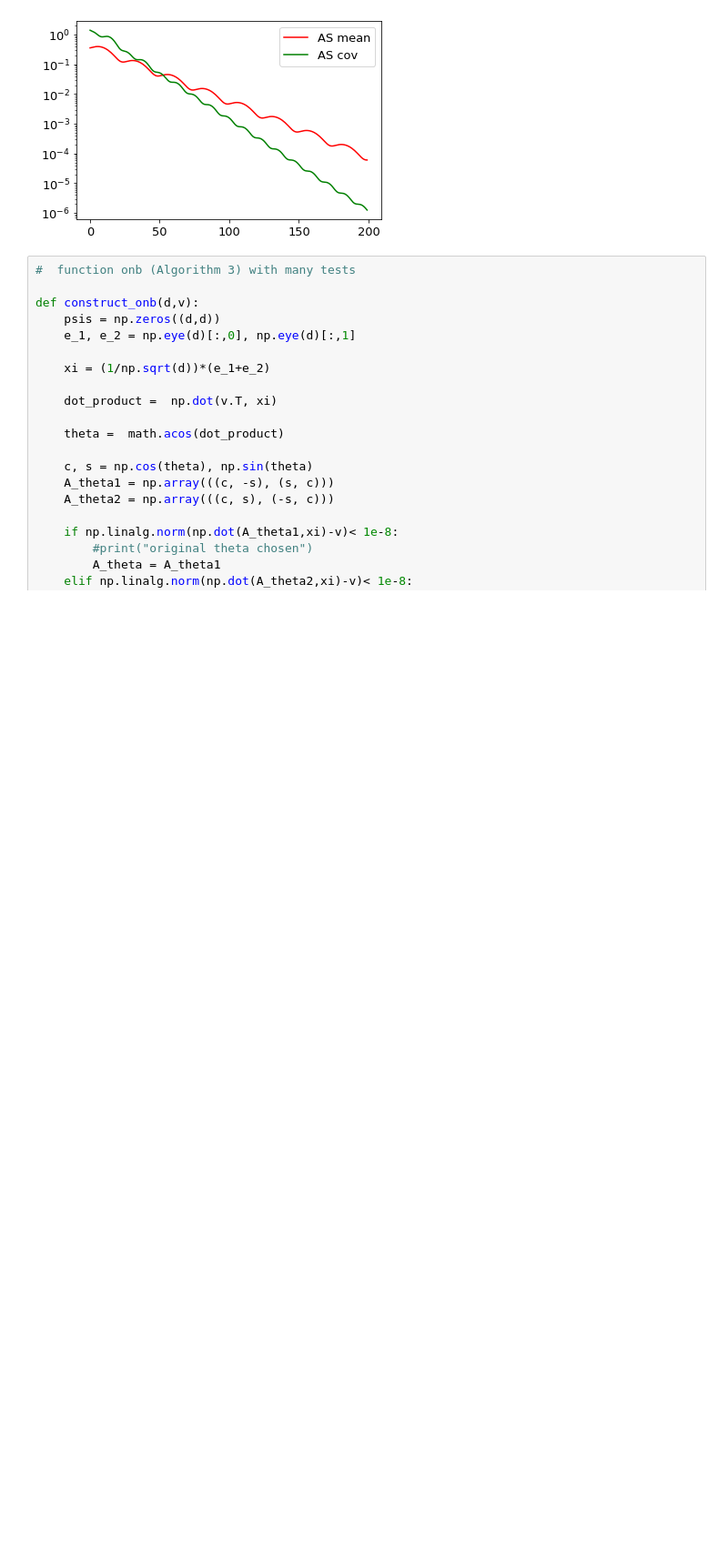
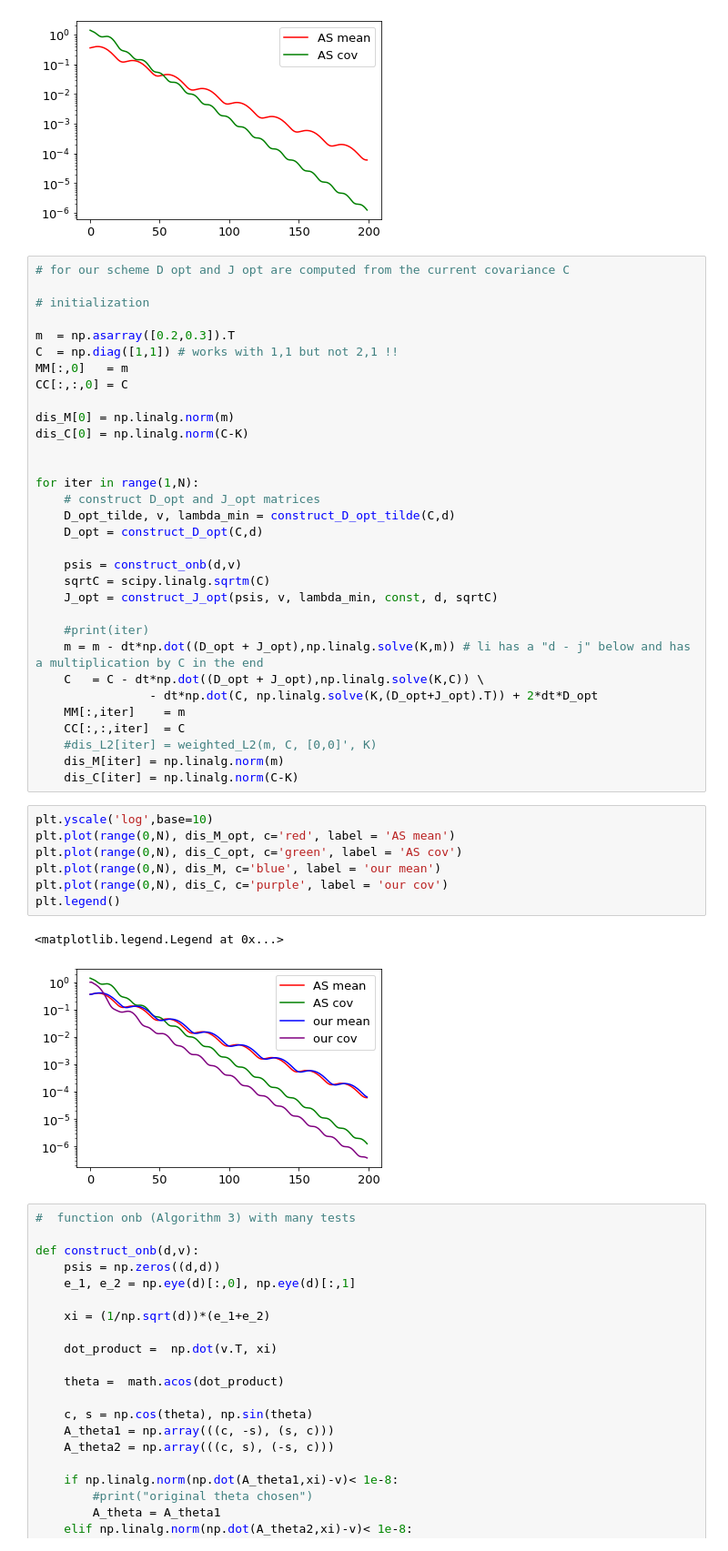
Before and after one commit to akorba/nreks, a Jupyter notebook: Gaussian target - Arnold and Signorello Example 4.1 and Li Wang's experiment (ODE on mean and covariance).ipynb, the cells around one changed output. Shown at 91% size. Drawn from its saved outputs; the diff is of its cells as text; blank space fills up the shorter version.

```diff
--- a/Gaussian target - Arnold and Signorello Example 4.1 and Li Wang's experiment (ODE on mean and covariance).ipynb
+++ b/Gaussian target - Arnold and Signorello Example 4.1 and Li Wang's experiment (ODE on mean and covariance).ipynb
@@ -194,6 +205,48 @@ plt.legend()
 # %% [output]
 <matplotlib.legend.Legend at 0x...>
 [figure]
+# %%
+# for our scheme D opt and J opt are computed from the current covariance C
+
+# initialization
+
+m  = np.asarray([0.2,0.3]).T
+C  = np.diag([1,1]) # works with 1,1 but not 2,1 !!
+MM[:,0]   = m
+CC[:,:,0] = C
+
+dis_M[0] = np.linalg.norm(m)
+dis_C[0] = np.linalg.norm(C-K)
+
+
+for iter in range(1,N):
+    # construct D_opt and J_opt matrices
+    D_opt_tilde, v, lambda_min = construct_D_opt_tilde(C,d)
+    D_opt = construct_D_opt(C,d)
+
+    psis = construct_onb(d,v)
+    sqrtC = scipy.linalg.sqrtm(C)
+    J_opt = construct_J_opt(psis, v, lambda_min, const, d, sqrtC)
+
+    #print(iter)
+    m = m - dt*np.dot((D_opt + J_opt),np.linalg.solve(K,m)) # li has a "d - j" below and has a multiplication by C in the end
+    C   = C - dt*np.dot((D_opt + J_opt),np.linalg.solve(K,C)) \
+                - dt*np.dot(C, np.linalg.solve(K,(D_opt+J_opt).T)) + 2*dt*D_opt
+    MM[:,iter]    = m
+    CC[:,:,iter]  = C
+    #dis_L2[iter] = weighted_L2(m, C, [0,0]', K)
+    dis_M[iter] = np.linalg.norm(m)
+    dis_C[iter] = np.linalg.norm(C-K)
+# %%
+plt.yscale('log',base=10)
+plt.plot(range(0,N), dis_M_opt, c='red', label = 'AS mean')
+plt.plot(range(0,N), dis_C_opt, c='green', label = 'AS cov')
+plt.plot(range(0,N), dis_M, c='blue', label = 'our mean')
+plt.plot(range(0,N), dis_C, c='purple', label = 'our cov')
+plt.legend()
+# %% [output]
+<matplotlib.legend.Legend at 0x...>
+[figure, added]
 # %%
 #  function onb (Algorithm 3) with many tests
 
```
Also changed, not shown: parts of 2 cells of this notebook.
